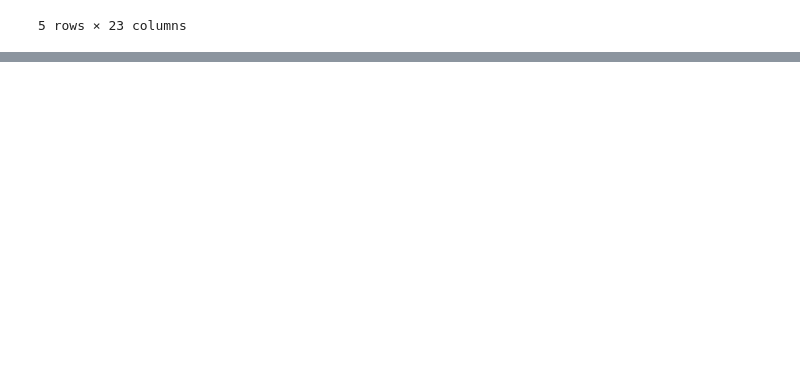
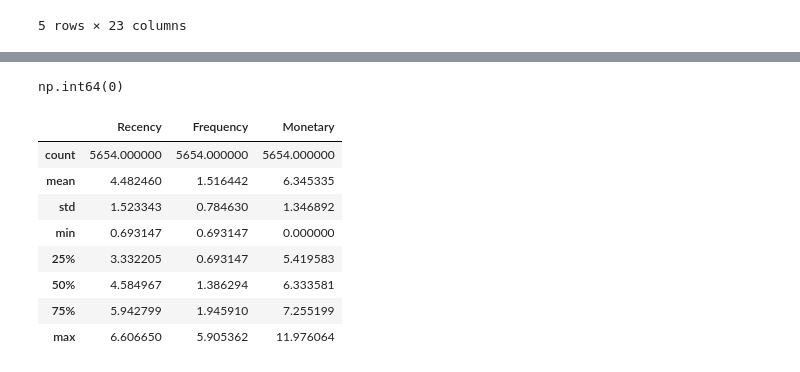
Before and after one commit to hansdarmawann/or2mrfm-1, a Jupyter notebook: notebooks/code.ipynb, the cells around one changed output, grey strips where cells are left out. Cells and saved outputs as stored; diff of their text form; code cells hidden in the pictures; blank space fills up the shorter version.

```diff
--- a/notebooks/code.ipynb
+++ b/notebooks/code.ipynb
@@ -39,0 +69,18 @@ None
+# %%
+df = df[~df.duplicated()]
+df.duplicated().sum()
+# %% [output]
+np.int64(0)
+# %%
+# 1. Buang yang negatif, outlier, dan guest
+df_clean = df[
+    (~df['IsNegQty']) &
+    (~df['IsNegPrice']) &
+    (~df['IsQuantityOutlier']) &
+    (~df['IsPriceOutlier']) &
+    (~df['IsGuest']) &
+    (~df['IsCanceled']) # Opsional: jika ingin fokus ke transaksi sukses saja
+].copy()
+
+# 2. Pastikan kolom tanggal dalam format datetime (untuk Recency)
+df_clean['InvoiceDate'] = pd.to_datetime(df_clean['InvoiceDate'])
@@ -39,0 +100,18 @@ None
+# %%
+import numpy as np
+
+# Ambil kolom numerik saja (buang CustomerID)
+rfm_log = rfm[['Recency', 'Frequency', 'Monetary']].apply(np.log1p, axis=1)
+
+# Lihat perbedaannya (opsional)
+rfm_log.describe()
+# %% [output]
+|  | Recency | Frequency | Monetary |
+| count | 5654.000000 | 5654.000000 | 5654.000000 |
+| mean | 4.482460 | 1.516442 | 6.345335 |
+| std | 1.523343 | 0.784630 | 1.346892 |
+| min | 0.693147 | 0.693147 | 0.000000 |
+| 25% | 3.332205 | 0.693147 | 5.419583 |
+| 50% | 4.584967 | 1.386294 | 6.333581 |
+| 75% | 5.942799 | 1.945910 | 7.255199 |
+| max | 6.606650 | 5.905362 | 11.976064 |
```
Also changed, not shown: parts of 10 cells of this notebook.
